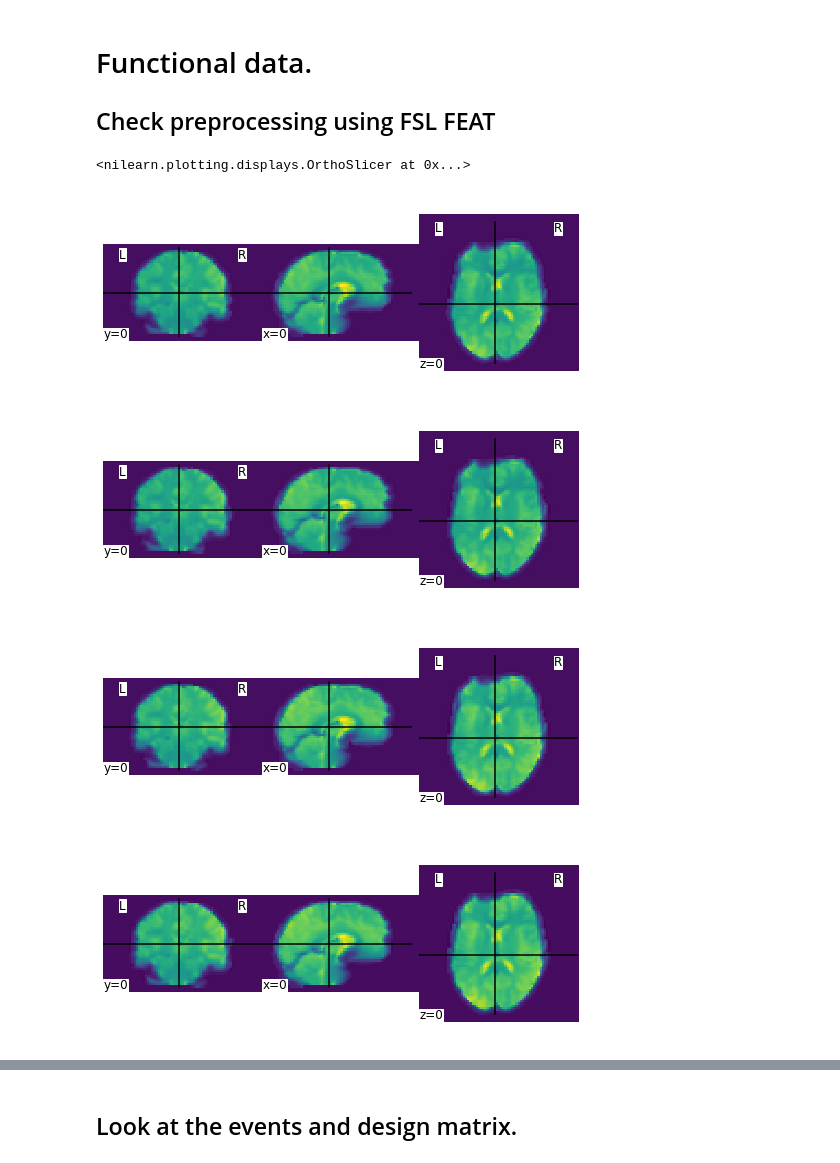
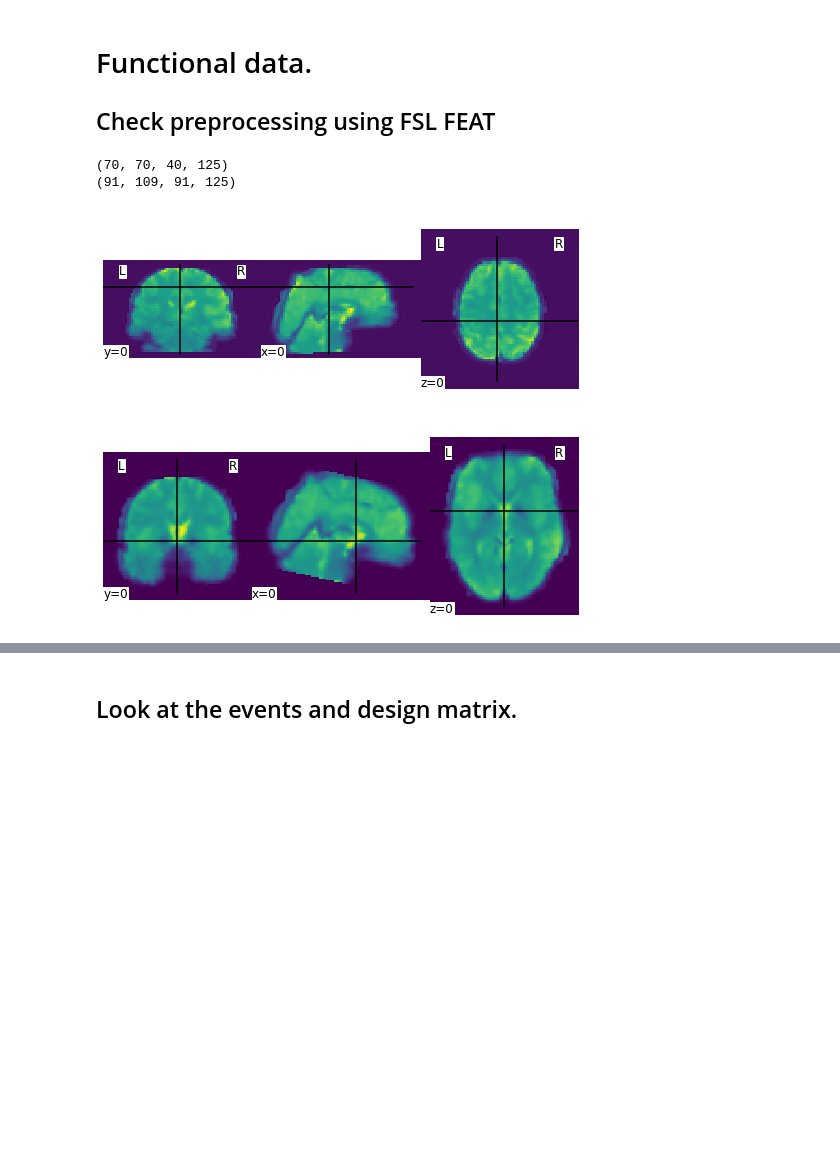
Before and after one commit to brunodireito/MVPA-speech_project, a Jupyter notebook: MVPA-project-admin/project_main_LINUX.ipynb, the cells around one changed output, grey strips where cells are left out. Drawn from its saved outputs; the diff is of its cells as text; code cells hidden in the pictures; blank space fills up the shorter version.

```diff
--- a/MVPA-project-admin/project_main_LINUX.ipynb
+++ b/MVPA-project-admin/project_main_LINUX.ipynb
@@ -20,7 +20,7 @@ os.getcwd()
 # %%
 # Set variables
 root_data='/home/brunomiguel/Documents/data/BIDS'
-sub='sub-0002'
+sub='sub-0001'
 ses='ses-001'
 file_sep="/"
 
@@ -72,31 +72,25 @@ plotting.plot_img(datasets.MNI152_FILE_PATH, cut_coords)
 # %%
 func_data_preproc=data_path+'/task-nomeacaoinner_run-1.feat/filtered_func_data.nii.gz'
 
 mean_fmri_img=mean_img(func_data_preproc)
+
 plotting.plot_img(mean_fmri_img, cut_coords)
 
-func_data_preproc=data_path+'/task-nomeacaoovert_run-1.feat/filtered_func_data.nii.gz'
+print(image.load_img(func_data_preproc).shape)
+
+
+
+func_data_preproc=data_path+'/task-nomeacaoinner_run-1.feat/func_data_MNI.nii.gz'
 
 mean_fmri_img=mean_img(func_data_preproc)
 plotting.plot_img(mean_fmri_img, cut_coords)
 
-
-func_data_preproc=data_path+'/task-semantico_run-1.feat/filtered_func_data.nii.gz'
-
-mean_fmri_img=mean_img(func_data_preproc)
-plotting.plot_img(mean_fmri_img, cut_coords)
-
-
-func_data_preproc=data_path+'/task-fonologico_run-1.feat/filtered_func_data.nii.gz'
-
-mean_fmri_img=mean_img(func_data_preproc)
-plotting.plot_img(mean_fmri_img, cut_coords)
+print(image.load_img(func_data_preproc).shape)
 # %% [output]
-<nilearn.plotting.displays.OrthoSlicer at 0x...>
+(70, 70, 40, 125)
+(91, 109, 91, 125)
-[figure, old version]
+[figure, new version]
-[figure, old version]
+[figure, new version]
-[figure, removed]
-[figure, removed]
 # %%
 
 func_data_preproc_2high=data_path+'/task-nomeacaoovert_run-1.feat/reg/example_func2standard.nii.gz'
```
Also changed, not shown: parts of 20 cells of this notebook, 4 other files.
